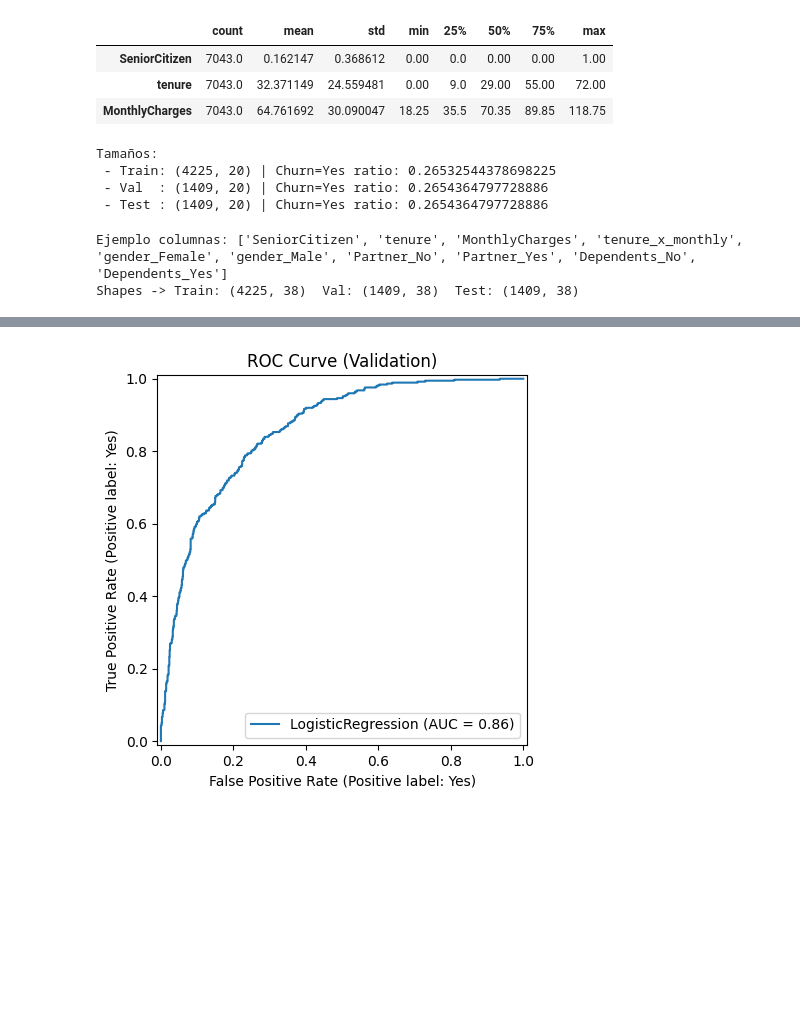
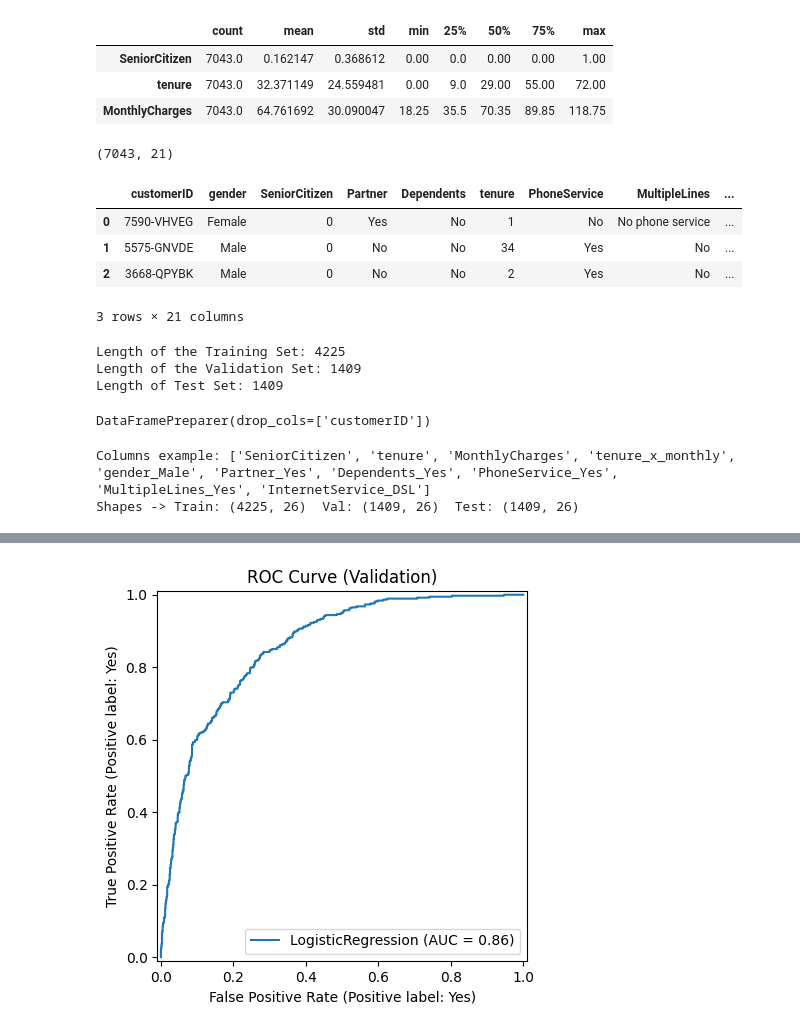
Before and after one commit to carloscastro4172/Machine-Learning, a Jupyter notebook: Mid_Machine/pipeline/pipeline_telco_churn.ipynb, the cells around one changed output, grey strips where cells are left out. Cells and saved outputs as stored; diff of their text form; code cells hidden in the pictures; blank space fills up the shorter version.

```diff
--- a/Mid_Machine/pipeline/pipeline_telco_churn.ipynb
+++ b/Mid_Machine/pipeline/pipeline_telco_churn.ipynb
@@ -212,21 +245,25 @@ class DataFramePreparer(BaseEstimator, TransformerMixin):
         Xw = X.drop(columns=[c for c in self.drop_cols if c in X.columns], errors='ignore')
         Xt = self._ct.transform(Xw)
         return pd.DataFrame(Xt, columns=self._columns_out, index=X.index)
-# %%
-DATA_PATH = r"D:/Archivos de Usuario/Documents/Machine_Learning/Datasets/WA_Fn-UseC_-Telco-Customer-Churn.csv"
-df = pd.read_csv(DATA_PATH)
-# %%
-train_set, val_set, test_set = train_val_test_split(df, stratify='Churn', rstate=42)
-X_train, y_train = train_set.drop(columns='Churn'), train_set['Churn'].copy()
-X_val,   y_val   = val_set.drop(columns='Churn'),   val_set['Churn'].copy()
-X_test,  y_test  = test_set.drop(columns='Churn'),  test_set['Churn'].copy()
-
-print("Tamaños:")
-print(" - Train:", X_train.shape, "| Churn=Yes ratio:", (y_train == 'Yes').mean())
-print(" - Val  :", X_val.shape,   "| Churn=Yes ratio:", (y_val   == 'Yes').mean())
-print(" - Test :", X_test.shape,  "| Churn=Yes ratio:", (y_test  == 'Yes').mean())
-# %% [output]
-Tamaños:
- - Train: (4225, 20) | Churn=Yes ratio: 0.26532544378698225
- - Val  : (1409, 20) | Churn=Yes ratio: 0.2654364797728886
- - Test : (1409, 20) | Churn=Yes ratio: 0.2654364797728886
+# %%
+df = pd.read_csv(DATA_PATH)
+df.shape
+# %% [output]
+(7043, 21)
+# %%
+df.head(3)
+# %% [output]
+|  | customerID | gender | SeniorCitizen | Partner | Dependents | tenure | PhoneService | MultipleLines | ... |
+| 0 | 7590-VHVEG | Female | 0 | Yes | No | 1 | No | No phone service | ... |
+| 1 | 5575-GNVDE | Male | 0 | No | No | 34 | Yes | No | ... |
+| 2 | 3668-QPYBK | Male | 0 | No | No | 2 | Yes | No | ... |
+3 rows × 21 columns
+# %%
+train_set, val_set, test_set = train_val_test_split(df, stratify='Churn', rstate=42)
+print("\nLength of the Training Set:", len(train_set))
+print("Length of the Validation Set:", len(val_set))
+print("Length of Test Set:", len(test_set))
+# %% [output]
+Length of the Training Set: 4225
+Length of the Validation Set: 1409
+Length of Test Set: 1409
@@ -233,13 +284,15 @@ Tamaños:
+# %%
+data_preparer.fit(X_df)
+# %% [output]
+DataFramePreparer(drop_cols=['customerID'])
 # %%
-preparer = DataFramePreparer(add_interaction=True, drop_totalcharges=True, drop_cols=['customerID'])
-preparer.fit(X_train)
+# Transformamos train / val / test
+X_train_prep = data_preparer.transform(X_train)
+X_val_prep   = data_preparer.transform(X_val)
+X_test_prep  = data_preparer.transform(X_test)
 
-X_train_prep = preparer.transform(X_train)
-X_val_prep   = preparer.transform(X_val)
-X_test_prep  = preparer.transform(X_test)
-
-print("\nEjemplo columnas:", list(X_train_prep.columns)[:10])
+print("\nColumns example:", list(X_train_prep.columns)[:10])
 print("Shapes -> Train:", X_train_prep.shape, " Val:", X_val_prep.shape, " Test:", X_test_prep.shape)
 # %% [output]
-Ejemplo columnas: ['SeniorCitizen', 'tenure', 'MonthlyCharges', 'tenure_x_monthly', 'gender_Female', 'gender_Male', 'Partner_No', 'Partner_Yes', 'Dependents_No', 'Dependents_Yes']
-Shapes -> Train: (4225, 38)  Val: (1409, 38)  Test: (1409, 38)
+Columns example: ['SeniorCitizen', 'tenure', 'MonthlyCharges', 'tenure_x_monthly', 'gender_Male', 'Partner_Yes', 'Dependents_Yes', 'PhoneService_Yes', 'MultipleLines_Yes', 'InternetService_DSL']
+Shapes -> Train: (4225, 26)  Val: (1409, 26)  Test: (1409, 26)
```
Also changed, not shown: parts of 29 cells of this notebook.
